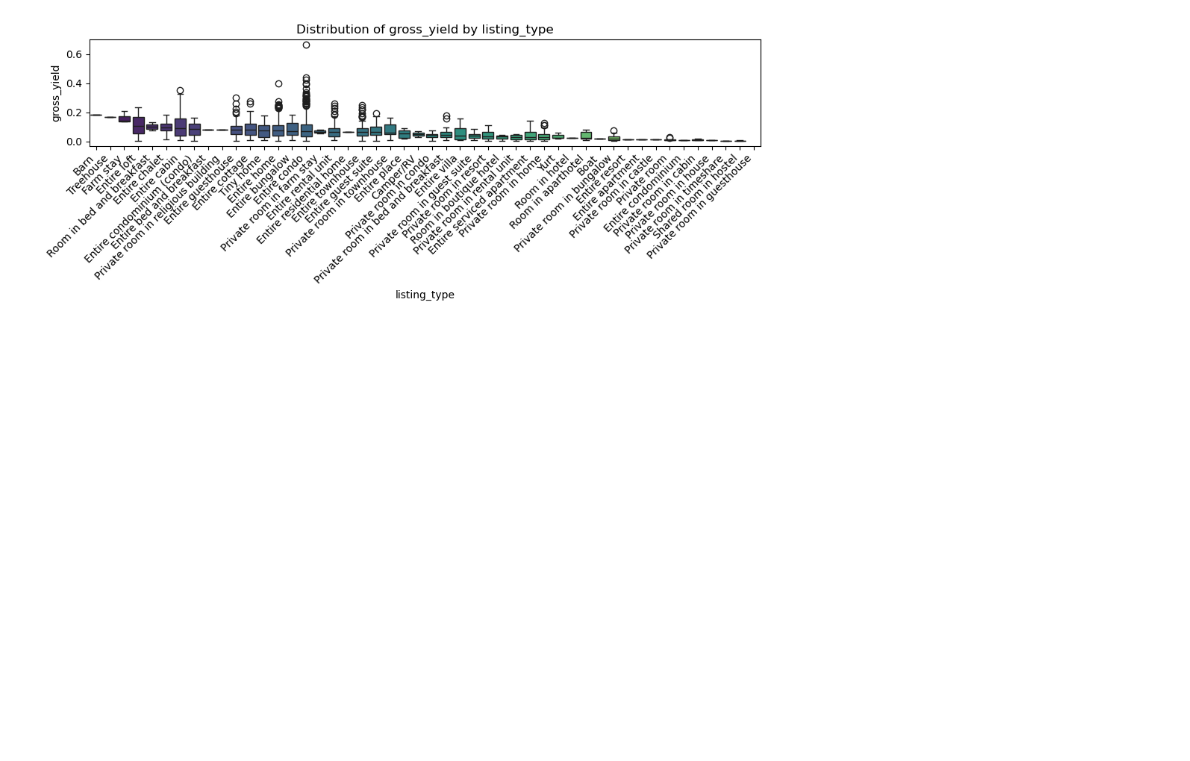
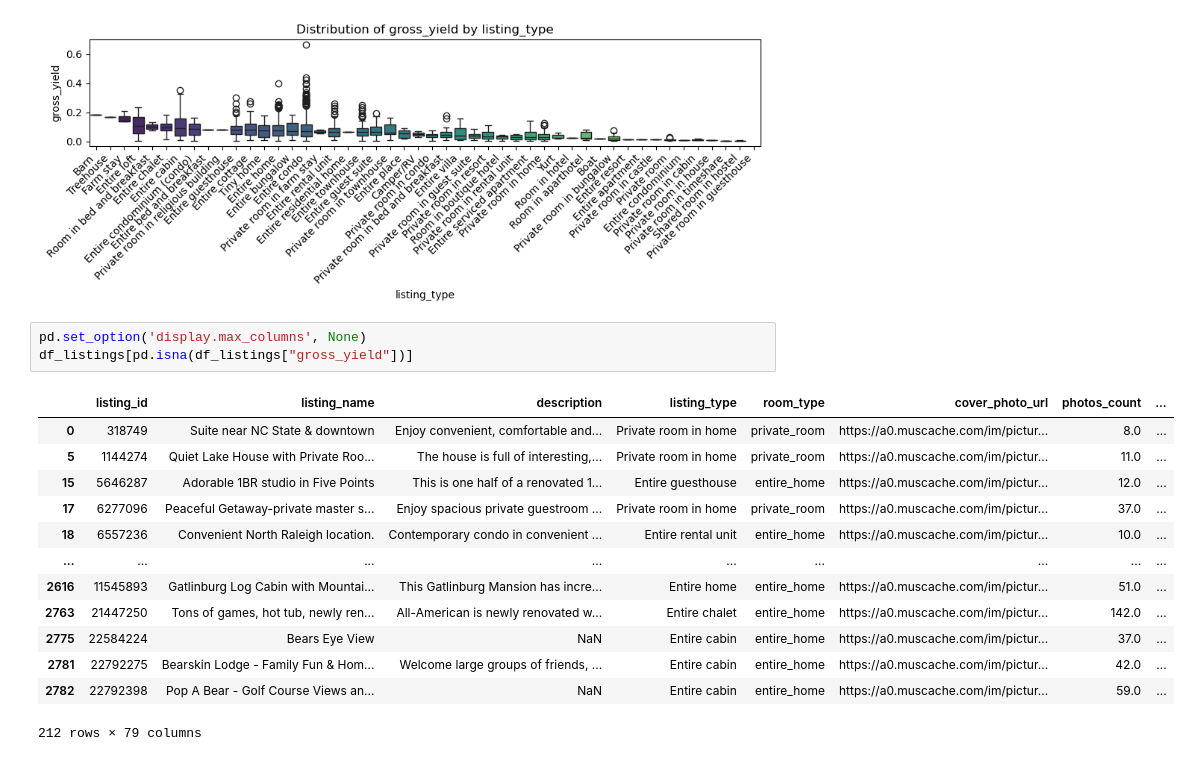
Before and after one commit to ebbopp/IAA_Summer_Practicum, a Jupyter notebook: Alan/eda_gross_yield.ipynb, the cells around one changed output. Saved outputs shown, nothing was run; the diff lists cells and outputs as text; blank space fills up the shorter version.

```diff
--- a/Alan/eda_gross_yield.ipynb
+++ b/Alan/eda_gross_yield.ipynb
@@ -306,3 +306,20 @@ Passing `palette` without assigning `hue` is deprecated and will be removed in v
 
   sns.boxplot(
 [figure]
+# %%
+pd.set_option('display.max_columns', None)
+df_listings[pd.isna(df_listings["gross_yield"])]
+# %% [output]
+|  | listing_id | listing_name | description | listing_type | room_type | cover_photo_url | photos_count | ... |
+| 0 | 318749 | Suite near NC State & downtown | Enjoy convenient, comfortable and... | Private room in home | private_room | https://a0.muscache.com/im/pictur... | 8.0 | ... |
+| 5 | 1144274 | Quiet Lake House with Private Roo... | The house is full of interesting,... | Private room in home | private_room | https://a0.muscache.com/im/pictur... | 11.0 | ... |
+| 15 | 5646287 | Adorable 1BR studio in Five Points | This is one half of a renovated 1... | Entire guesthouse | entire_home | https://a0.muscache.com/im/pictur... | 12.0 | ... |
+| 17 | 6277096 | Peaceful Getaway-private master s... | Enjoy spacious private guestroom ... | Private room in home | private_room | https://a0.muscache.com/im/pictur... | 37.0 | ... |
+| 18 | 6557236 | Convenient North Raleigh location. | Contemporary condo in convenient ... | Entire rental unit | entire_home | https://a0.muscache.com/im/pictur... | 10.0 | ... |
+| ... | ... | ... | ... | ... | ... | ... | ... | ... |
+| 2616 | 11545893 | Gatlinburg Log Cabin with Mountai... | This Gatlinburg Mansion has incre... | Entire home | entire_home | https://a0.muscache.com/im/pictur... | 51.0 | ... |
+| 2763 | 21447250 | Tons of games, hot tub, newly ren... | All-American is newly renovated w... | Entire chalet | entire_home | https://a0.muscache.com/im/pictur... | 142.0 | ... |
+| 2775 | 22584224 | Bears Eye View | NaN | Entire cabin | entire_home | https://a0.muscache.com/im/pictur... | 37.0 | ... |
+| 2781 | 22792275 | Bearskin Lodge - Family Fun & Hom... | Welcome large groups of friends, ... | Entire cabin | entire_home | https://a0.muscache.com/im/pictur... | 42.0 | ... |
+| 2782 | 22792398 | Pop A Bear - Golf Course Views an... | NaN | Entire cabin | entire_home | https://a0.muscache.com/im/pictur... | 59.0 | ... |
+212 rows × 79 columns
```
Also changed, not shown: parts of 1 cell of this notebook, 4 other files.
